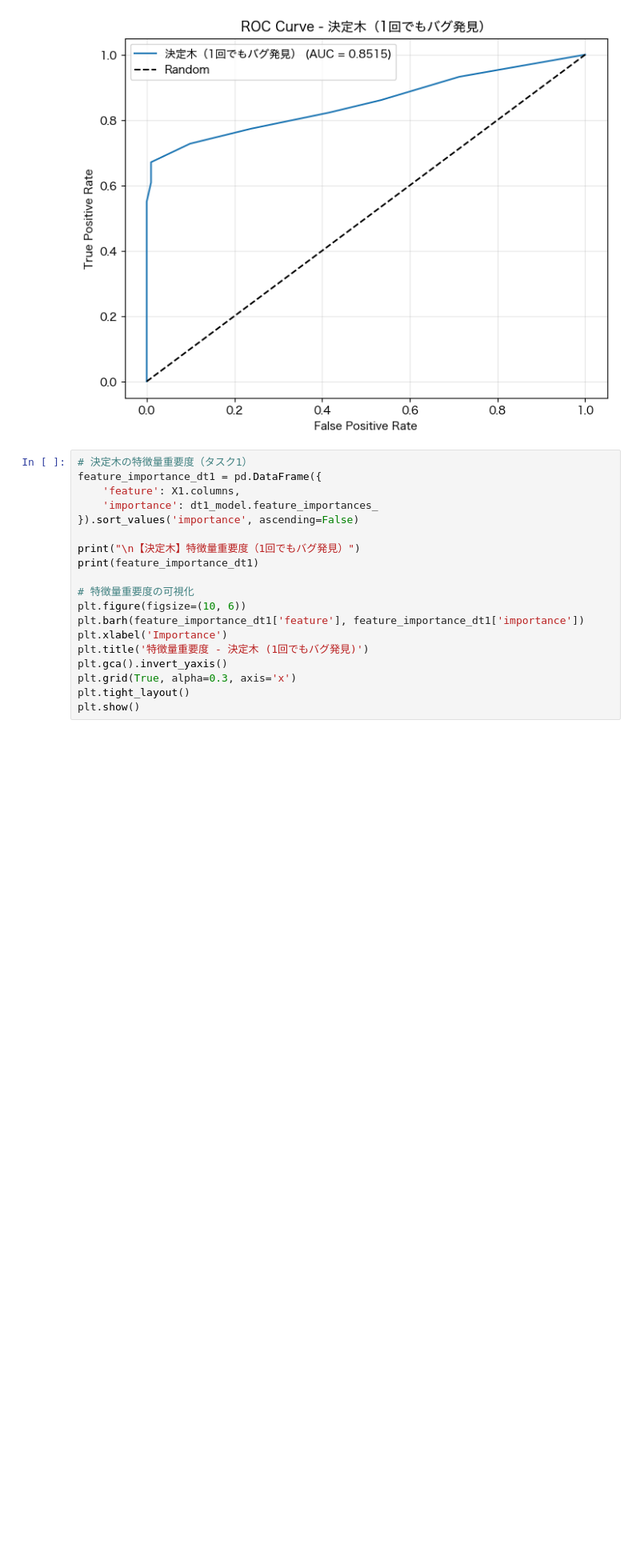
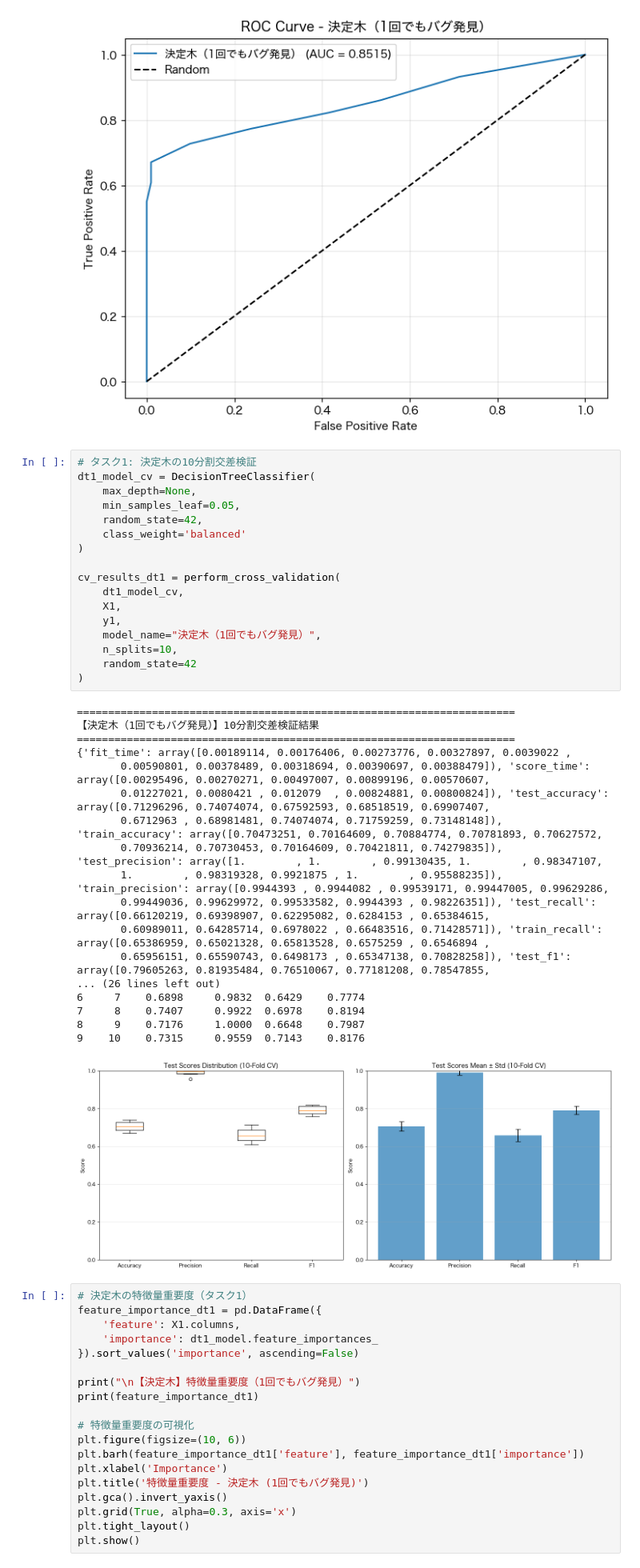
Before and after one commit to umiyuri777/localfuzz_analysis, a Jupyter notebook: tree-different/decision_tree_random_forest_analysis.ipynb, the cells around one changed output. Shown at 80% size. Drawn from its saved outputs; the diff is of its cells as text; blank space fills up the shorter version.

```diff
--- a/tree-different/decision_tree_random_forest_analysis.ipynb
+++ b/tree-different/decision_tree_random_forest_analysis.ipynb
@@ -700,6 +904,42 @@ Recall:    0.7276
 テストデータ正解率: 0.7546
 AUC:       0.8515
 [figure]
+# %%
+# タスク1: 決定木の10分割交差検証
+dt1_model_cv = DecisionTreeClassifier(
+    max_depth=None,
+    min_samples_leaf=0.05,
+    random_state=42,
+    class_weight='balanced'
+)
+
+cv_results_dt1 = perform_cross_validation(
+    dt1_model_cv,
+    X1,
+    y1,
+    model_name="決定木（1回でもバグ発見）",
+    n_splits=10,
+    random_state=42
+)
+# %% [output]
+======================================================================
+【決定木（1回でもバグ発見）】10分割交差検証結果
+======================================================================
+{'fit_time': array([0.00189114, 0.00176406, 0.00273776, 0.00327897, 0.0039022 ,
+       0.00590801, 0.00378489, 0.00318694, 0.00390697, 0.00388479]), 'score_time': array([0.00295496, 0.00270271, 0.00497007, 0.00899196, 0.00570607,
+       0.01227021, 0.0080421 , 0.012079  , 0.00824881, 0.00800824]), 'test_accuracy': array([0.71296296, 0.74074074, 0.67592593, 0.68518519, 0.69907407,
+       0.6712963 , 0.68981481, 0.74074074, 0.71759259, 0.73148148]), 'train_accuracy': array([0.70473251, 0.70164609, 0.70884774, 0.70781893, 0.70627572,
+       0.70936214, 0.70730453, 0.70164609, 0.70421811, 0.74279835]), 'test_precision': array([1.        , 1.        , 0.99130435, 1.        , 0.98347107,
+       1.        , 0.98319328, 0.9921875 , 1.        , 0.95588235]), 'train_precision': array([0.9944393 , 0.9944082 , 0.99539171, 0.99447005, 0.99629286,
+       0.99449036, 0.99629972, 0.99533582, 0.9944393 , 0.98226351]), 'test_recall': array([0.66120219, 0.69398907, 0.62295082, 0.6284153 , 0.65384615,
+       0.60989011, 0.64285714, 0.6978022 , 0.66483516, 0.71428571]), 'train_recall': array([0.65386959, 0.65021328, 0.65813528, 0.6575259 , 0.6546894 ,
+       0.65956151, 0.65590743, 0.6498173 , 0.65347138, 0.70828258]), 'test_f1': array([0.79605263, 0.81935484, 0.76510067, 0.77181208, 0.78547855,
+... (26 lines left out)
+6     7    0.6898     0.9832  0.6429    0.7774
+7     8    0.7407     0.9922  0.6978    0.8194
+8     9    0.7176     1.0000  0.6648    0.7987
+9    10    0.7315     0.9559  0.7143    0.8176
+[figure, added]
 # %%
 # 決定木の特徴量重要度（タスク1）
 feature_importance_dt1 = pd.DataFrame({
```
Also changed, not shown: parts of 7 cells of this notebook, 3 other files.
